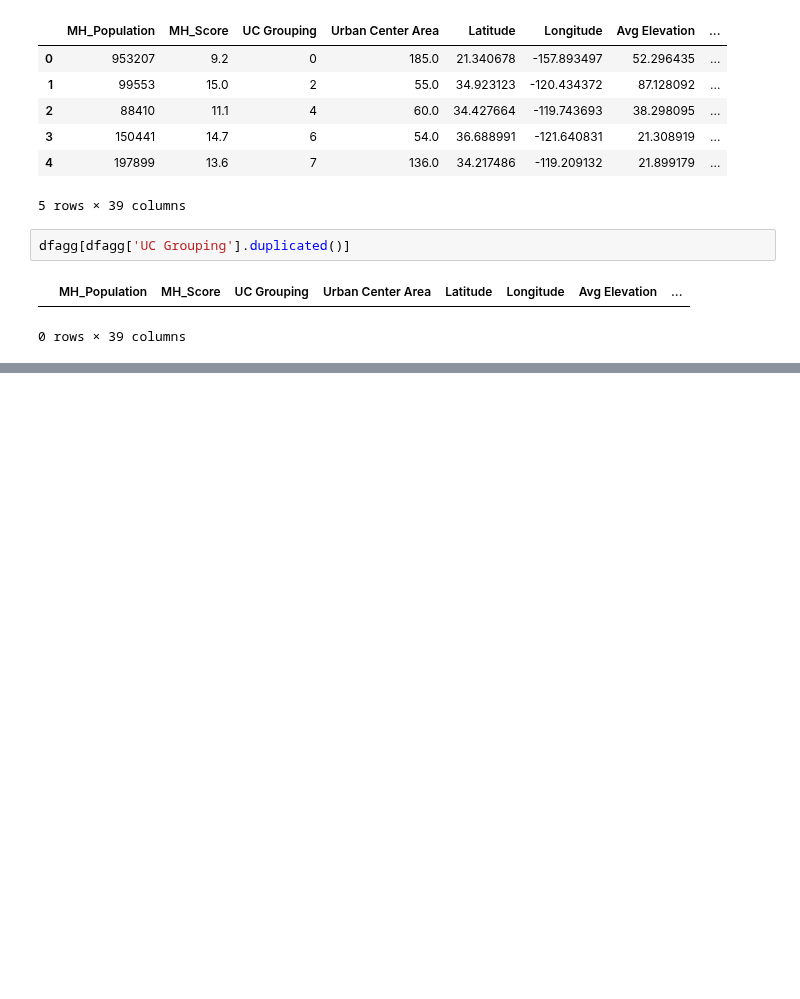
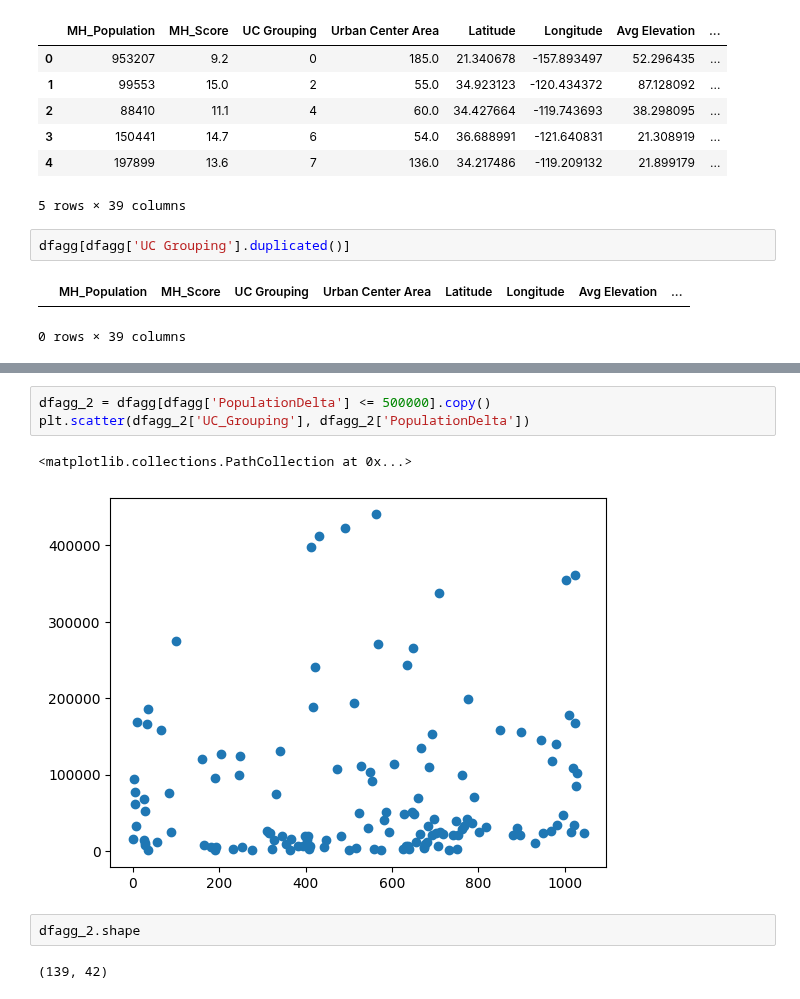
Before and after one commit to shuting2023/Natures_Rx, a Jupyter notebook: MergedDataset.ipynb, the cells around one changed output, grey strips where cells are left out. Saved outputs shown, nothing was run; the diff lists cells and outputs as text; blank space fills up the shorter version.

```diff
--- a/MergedDataset.ipynb
+++ b/MergedDataset.ipynb
@@ -125,0 +136,10 @@ dfagg.head()
+# %%
+dfagg_2 = dfagg[dfagg['PopulationDelta'] <= 500000].copy()
+plt.scatter(dfagg_2['UC_Grouping'], dfagg_2['PopulationDelta'])
+# %% [output]
+<matplotlib.collections.PathCollection at 0x...>
+[figure, added]
+# %%
+dfagg_2.shape
+# %% [output]
+(139, 42)
```
Also changed, not shown: parts of 8 cells of this notebook.
